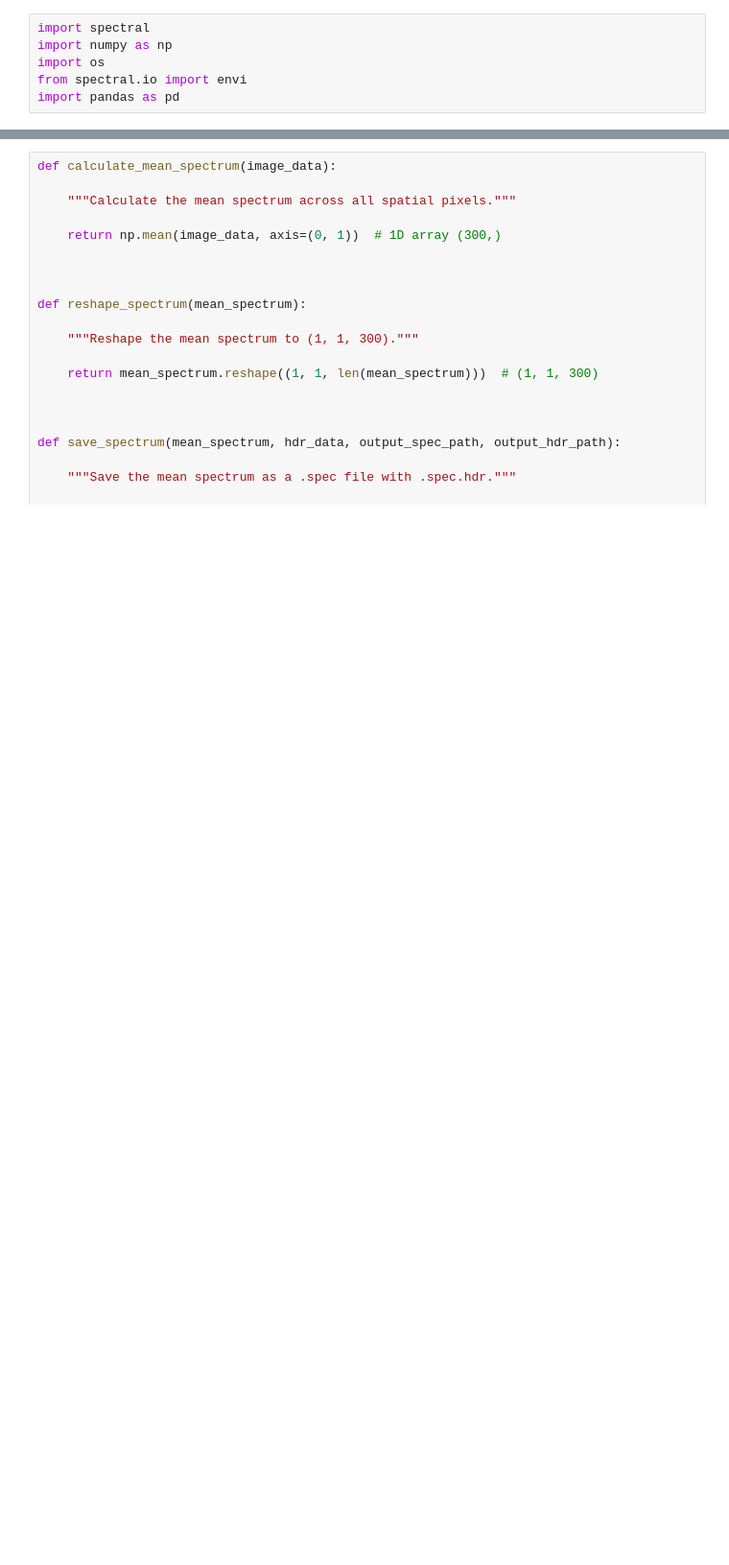
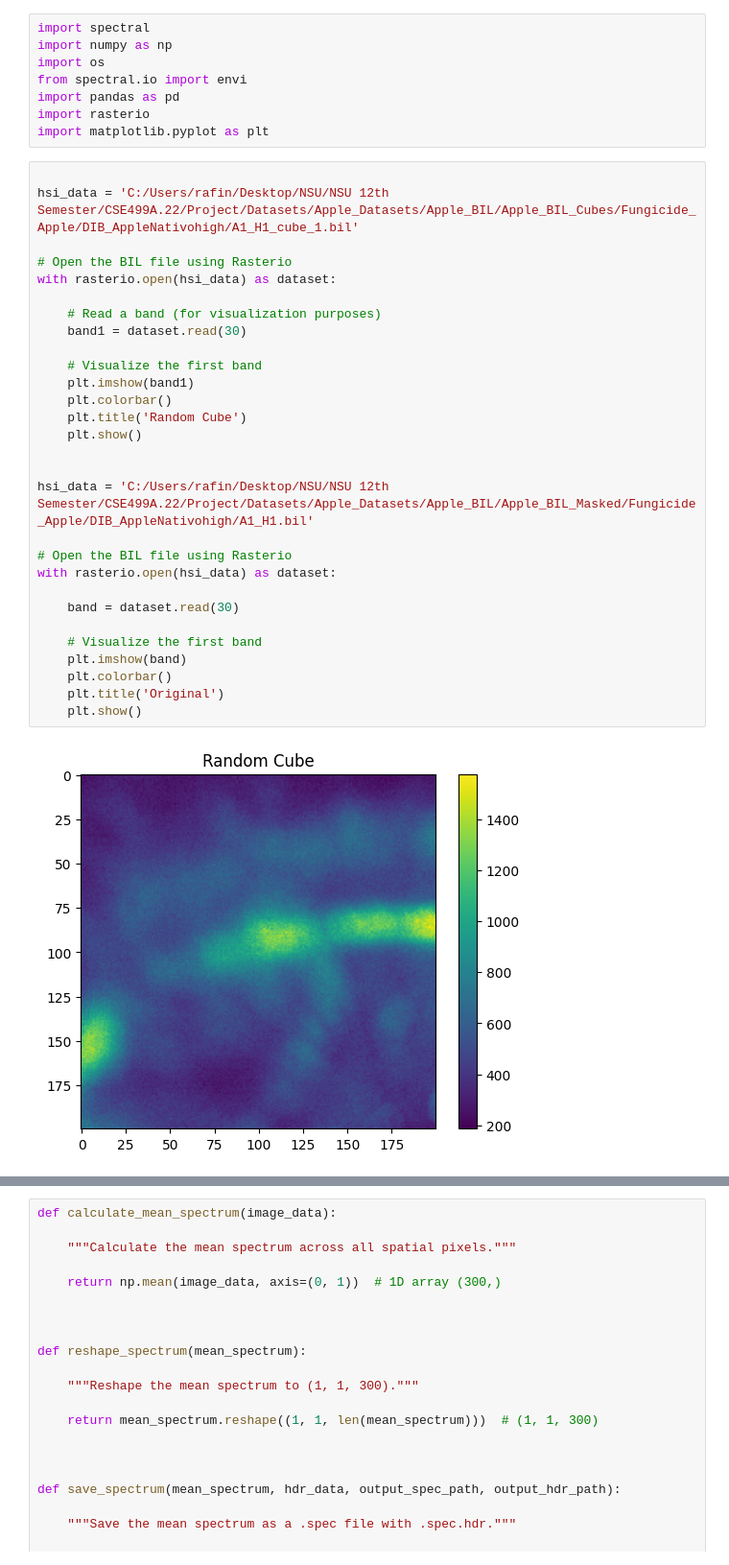
Before and after one commit to Rafin14/CSE499_HSI, a Jupyter notebook: Apple/Spectral_Mean.ipynb, the cells around one changed output, grey strips where cells are left out. Shown: that part at 96% size. Drawn from its saved outputs; the diff is of its cells as text; blank space fills up the shorter version.

Commit message:
added visualiations

```diff
--- a/Apple/Spectral_Mean.ipynb
+++ b/Apple/Spectral_Mean.ipynb
@@ -4,3 +4,36 @@ import numpy as np
 import os
 from spectral.io import envi
 import pandas as pd
+import rasterio
+import matplotlib.pyplot as plt
+# %%
+
+hsi_data = 'C:/Users/rafin/Desktop/NSU/NSU 12th Semester/CSE499A.22/Project/Datasets/Apple_Datasets/Apple_BIL/Apple_BIL_Cubes/Fungicide_Apple/DIB_AppleNativohigh/A1_H1_cube_1.bil'
+
+# Open the BIL file using Rasterio
+with rasterio.open(hsi_data) as dataset:
+
+    # Read a band (for visualization purposes)
+    band1 = dataset.read(30)
+
+    # Visualize the first band
+    plt.imshow(band1)
+    plt.colorbar()
+    plt.title('Random Cube')
+    plt.show()
+
+
+hsi_data = 'C:/Users/rafin/Desktop/NSU/NSU 12th Semester/CSE499A.22/Project/Datasets/Apple_Datasets/Apple_BIL/Apple_BIL_Masked/Fungicide_Apple/DIB_AppleNativohigh/A1_H1.bil'
+
+# Open the BIL file using Rasterio
+with rasterio.open(hsi_data) as dataset:
+
+    band = dataset.read(30)
+
+    # Visualize the first band
+    plt.imshow(band)
+    plt.colorbar()
+    plt.title('Original')
+    plt.show()
+# %% [output]
+[figure, added]
```
Also changed, not shown: parts of 1 cell of this notebook, 6 other files.
